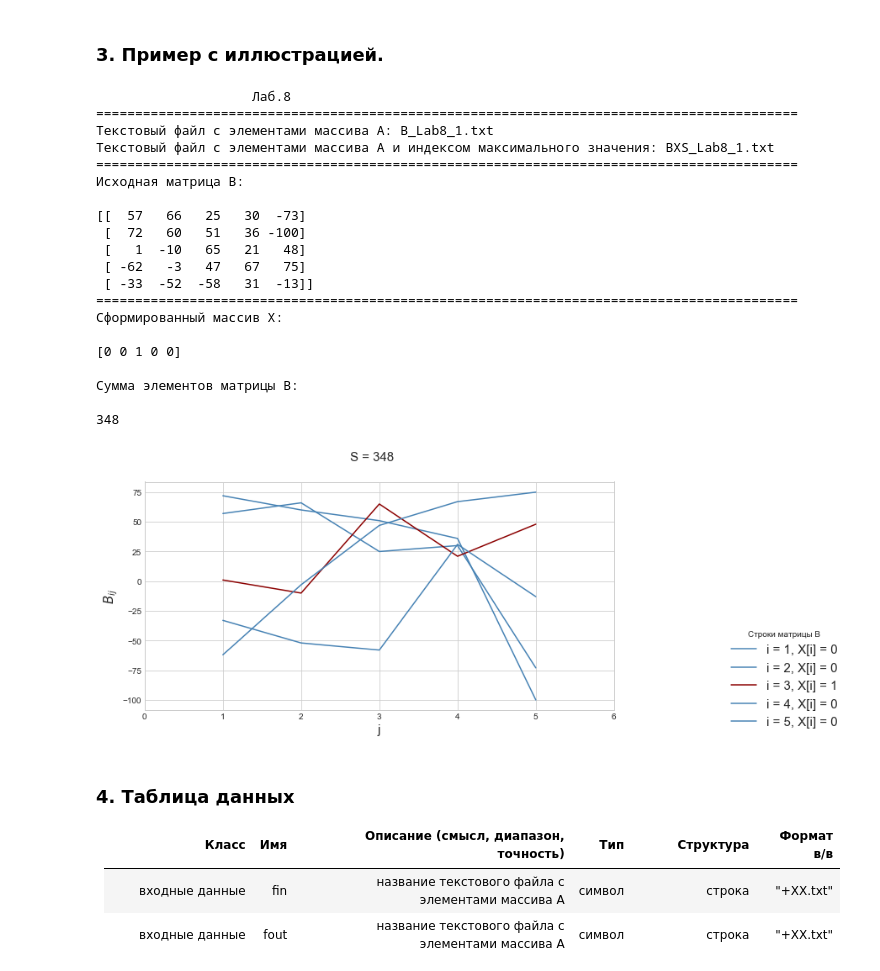
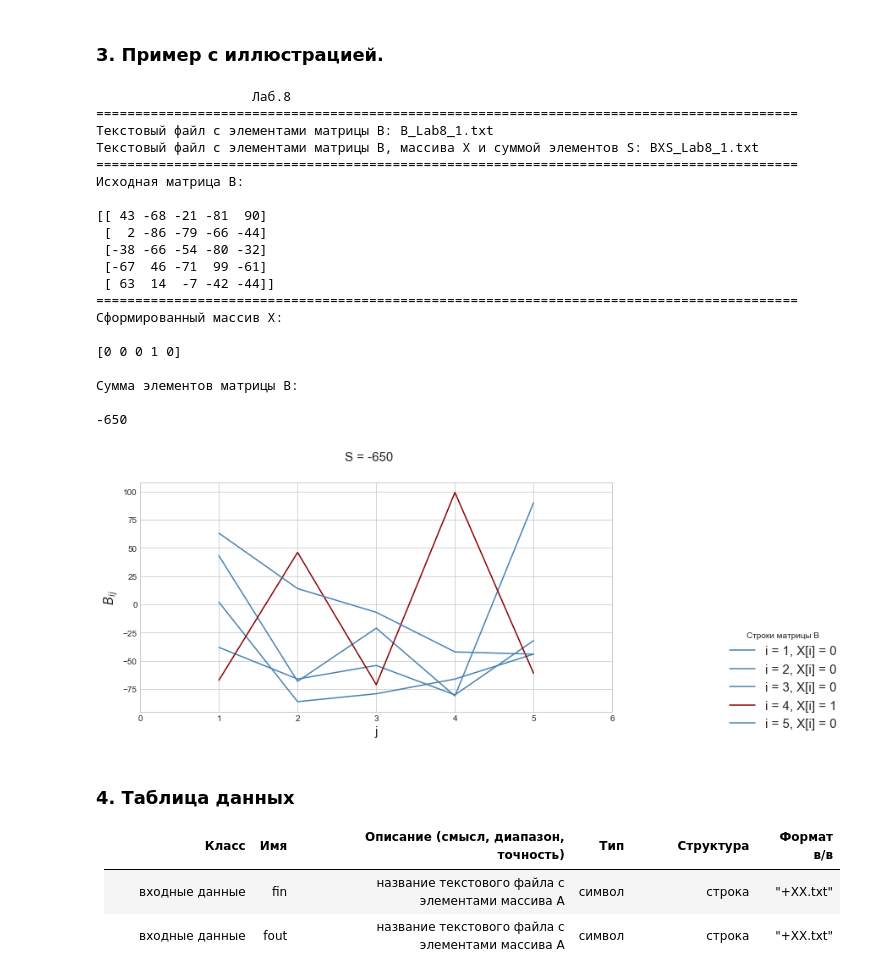
Before and after one commit to OlgaBelitskaya/math_20182019, a Jupyter notebook: program_lab8.ipynb, the cells around one changed output. Saved outputs shown, nothing was run; the diff lists cells and outputs as text; code cells hidden in the pictures.

```diff
--- a/program_lab8.ipynb
+++ b/program_lab8.ipynb
@@ -48,8 +48,8 @@ numpy.savetxt('B_Lab8_1.txt', B1, fmt='%5.0f')
 
 print(20*' ' + 'Лаб.8\n' + 90*'=')
 
-fin = str(input('Текстовый файл с элементами массива A: '))
-fout = str(input('Текстовый файл с элементами массива A и индексом максимального значения: '))
+fin = str(input('Текстовый файл с элементами матрицы B: '))
+fout = str(input('Текстовый файл с элементами матрицы B, массива X и суммой элементов S: '))
 
 print(90*'=' + '\n' + 'Исходная матрица B: \n')
 B = numpy.loadtxt(fin, dtype='int')
@@ -72,39 +72,39 @@ with open(fout, 'w') as f:
 # %% [output]
                     Лаб.8
 ==========================================================================================
-Текстовый файл с элементами массива A: B_Lab8_1.txt
-Текстовый файл с элементами массива A и индексом максимального значения: BXS_Lab8_1.txt
+Текстовый файл с элементами матрицы B: B_Lab8_1.txt
+Текстовый файл с элементами матрицы B, массива X и суммой элементов S: BXS_Lab8_1.txt
 ==========================================================================================
 Исходная матрица B:
 
-[[  57   66   25   30  -73]
- [  72   60   51   36 -100]
- [   1  -10   65   21   48]
- [ -62   -3   47   67   75]
- [ -33  -52  -58   31  -13]]
+[[ 43 -68 -21 -81  90]
+ [  2 -86 -79 -66 -44]
+ [-38 -66 -54 -80 -32]
+ [-67  46 -71  99 -61]
+ [ 63  14  -7 -42 -44]]
 ==========================================================================================
 Сформированный массив X:
 
-[0 0 1 0 0]
+[0 0 0 1 0]
 
 Сумма элементов матрицы B:
 
-348
+-650
 # %%
 pylab.figure(figsize=(10,5))
 col = ['steelblue', 'darkred']
-for i in range(len(B1)):
-    pylab.plot(range(len(B1[i])), B1[i], c=col[X[i]],
+for i in range(len(B)):
+    pylab.plot(range(len(B[i])), B[i], c=col[X[i]],
                label='i = ' + str(i+1) + ', X[i] = ' + str(X[i]))
 
 pylab.suptitle('S = ' + str(S), fontsize=15)
 pylab.xlabel('j', fontsize=15)
 pylab.ylabel(r'$B_{ij}$', fontsize=15)
-pylab.xticks(range(-1, len(A)+1), range(len(A)+2));
+pylab.xticks(range(-1, len(B)+1), range(len(B)+2));
 pylab.legend(title='Строки матрицы B', fontsize=15, shadow=True,
              bbox_to_anchor=(1.5,0.4));
 # %% [output]
-[figure, old version]
+[figure, new version]
 # %% [markdown]
 ### 4. Таблица данных
 
```
Also changed, not shown: parts of 2 cells of this notebook.
